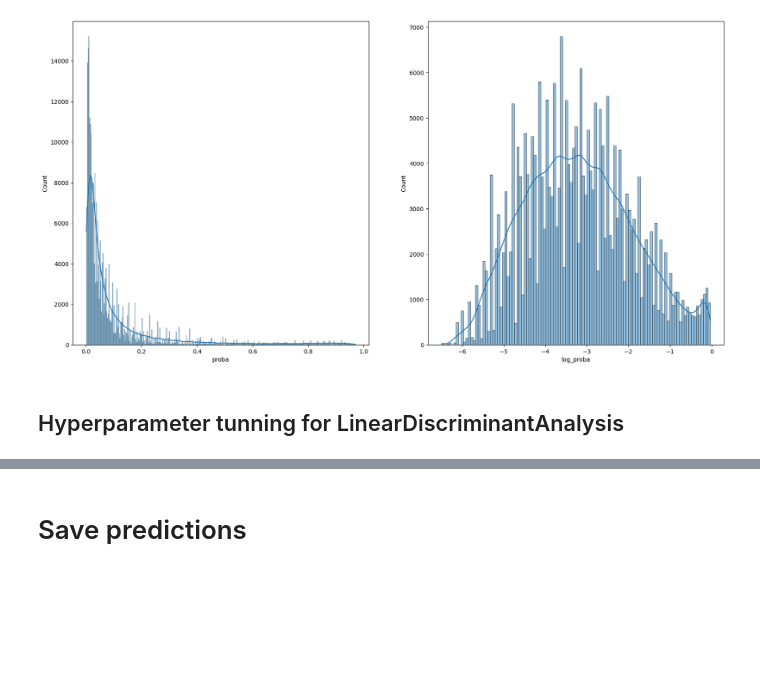
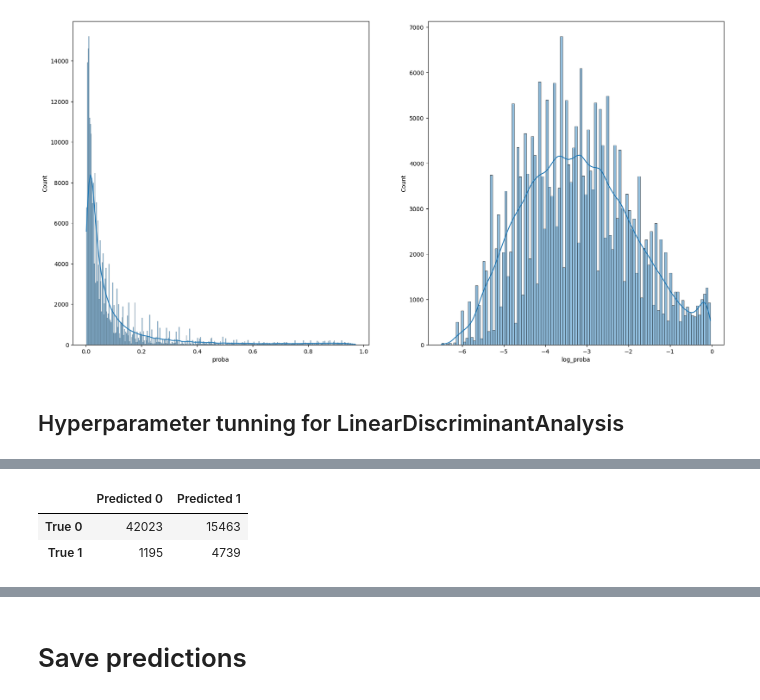
Before and after one commit to gabyarte/heart-attack-cost-reduction, a Jupyter notebook: notebooks/03a_discriminant_analysis.ipynb, the cells around one changed output, grey strips where cells are left out. Cells and saved outputs as stored; diff of their text form; code cells hidden in the pictures; blank space fills up the shorter version.

Commit message:
feat: Adding out-of-sample analysis

```diff
--- a/notebooks/03a_discriminant_analysis.ipynb
+++ b/notebooks/03a_discriminant_analysis.ipynb
@@ -224,3 +231,18 @@ Mean Accuracy: 0.906
 Config: {'solver': 'svd'}
 # %% [markdown]
 # Multivariate features
+# %%
+train_multivariate_df, test_multivariate_df = train_test_split(data_multivariate)
+
+X_multivariate = data_multivariate.drop(TARGET, axis=1)
+
+y_multivariate_train, y_multivariate_test = train_multivariate_df[TARGET], test_multivariate_df[TARGET]
+X_multivariate_train, X_multivariate_test = train_multivariate_df.drop(TARGET, axis=1), test_multivariate_df.drop(TARGET, axis=1)
+
+# Oversample train data to solve imbalance
+over_sampler = RandomOverSampler(random_state=42)
+X_multivariate_train, y_multivariate_train,  = over_sampler.fit_resample(X_multivariate_train, y_multivariate_train)
+
+# Undersample train data to solve imbalance
+# under_sampler = RandomUnderSampler(random_state=42)
+# X_multivariate_train, y_multivariate_train,  = under_sampler.fit_resample(X_multivariate_train, y_multivariate_train)
@@ -274,6 +298,8 @@ sns.histplot(data_multivariate['log_proba'], kde=True, ax=ax[1])
 # %% [markdown]
 ## Hyperparameter tunning for LinearDiscriminantAnalysis
 # %%
+discriminant_analysis_multivariate = LinearDiscriminantAnalysis()
+cv_multivariate = RepeatedStratifiedKFold(n_splits=10, n_repeats=3, random_state=1)
 grid_shrinkage_multivariate = {
     'solver': ['lsqr', 'eigen'],
     'shrinkage': np.arange(0, 1, 0.01),
@@ -282,13 +308,11 @@ grid_shrinkage_multivariate = {
 search_shrinkage_multivariate = GridSearchCV(
     discriminant_analysis_multivariate,
     grid_shrinkage_multivariate,
-    scoring='accuracy',
+    scoring='precision',
     cv=cv_multivariate,
     n_jobs=-1
 )
-results_shrinkage_multivariate = search_shrinkage_multivariate.fit(X_multivariate, y)
+results_shrinkage_multivariate = search_shrinkage_multivariate.fit(X_multivariate_train, y_multivariate_train)
-# %%
-results_shrinkage_multivariate = search_shrinkage_multivariate.fit(X_multivariate, y)
 # %%
 # summarize
 print('Mean Accuracy: %.3f' % results_shrinkage_multivariate.best_score_)
@@ -298,0 +323,2 @@ Config: {'shrinkage': 0.09, 'solver': 'lsqr'}
+# %%
+y_out_sample = results_shrinkage_multivariate.predict(X_multivariate_test)
@@ -299,3 +336,14 @@ Config: {'shrinkage': 0.09, 'solver': 'lsqr'}
+# %%
+conf = pd.DataFrame(
+  confusion_matrix(y_multivariate_test, y_out_sample),
+  columns = ['Predicted 0', 'Predicted 1'],
+  index = ['True 0', 'True 1']
+)
+conf
+# %% [output]
+|  | Predicted 0 | Predicted 1 |
+| True 0 | 42023 | 15463 |
+| True 1 | 1195 | 4739 |
 # %%
 grid_solver_multivariate = {
     'solver': ['svd', 'lsqr', 'eigen'],
```
Also changed, not shown: parts of 20 cells of this notebook, 2 other files.
